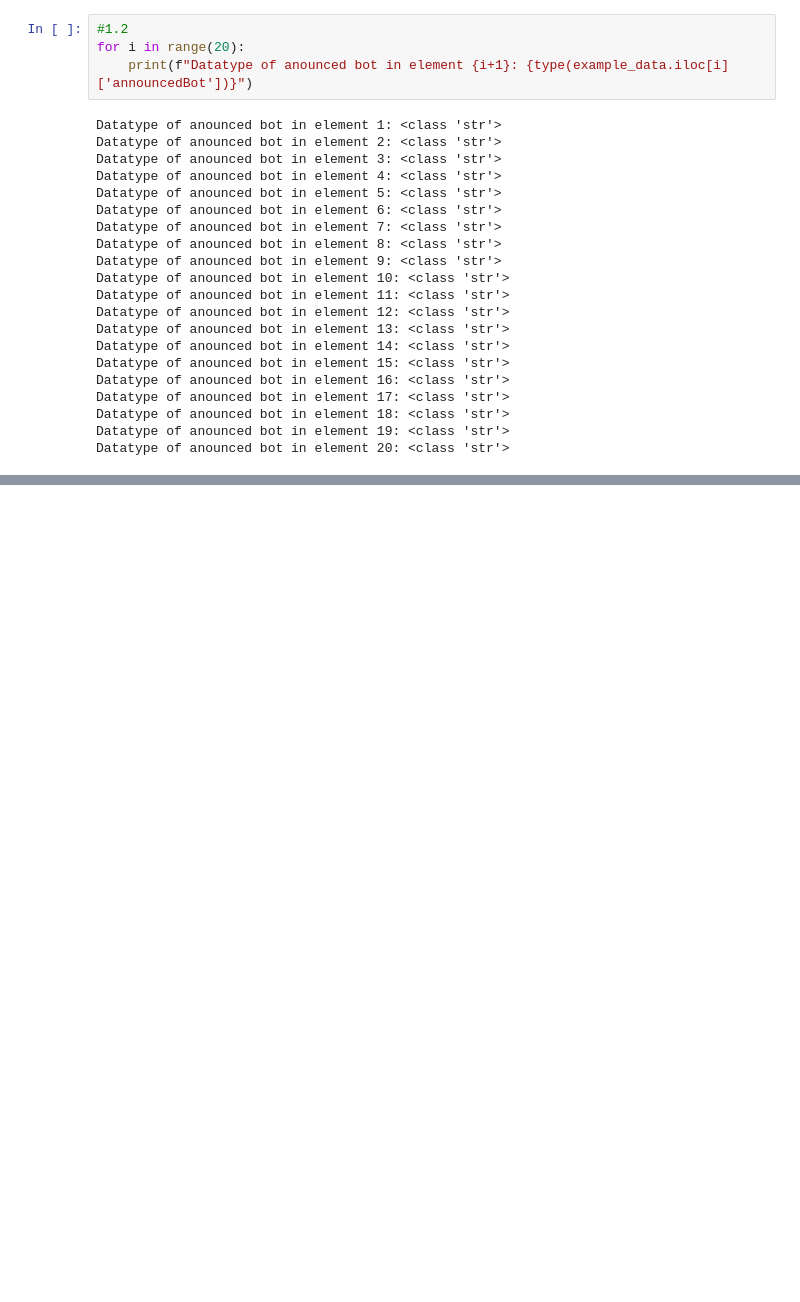
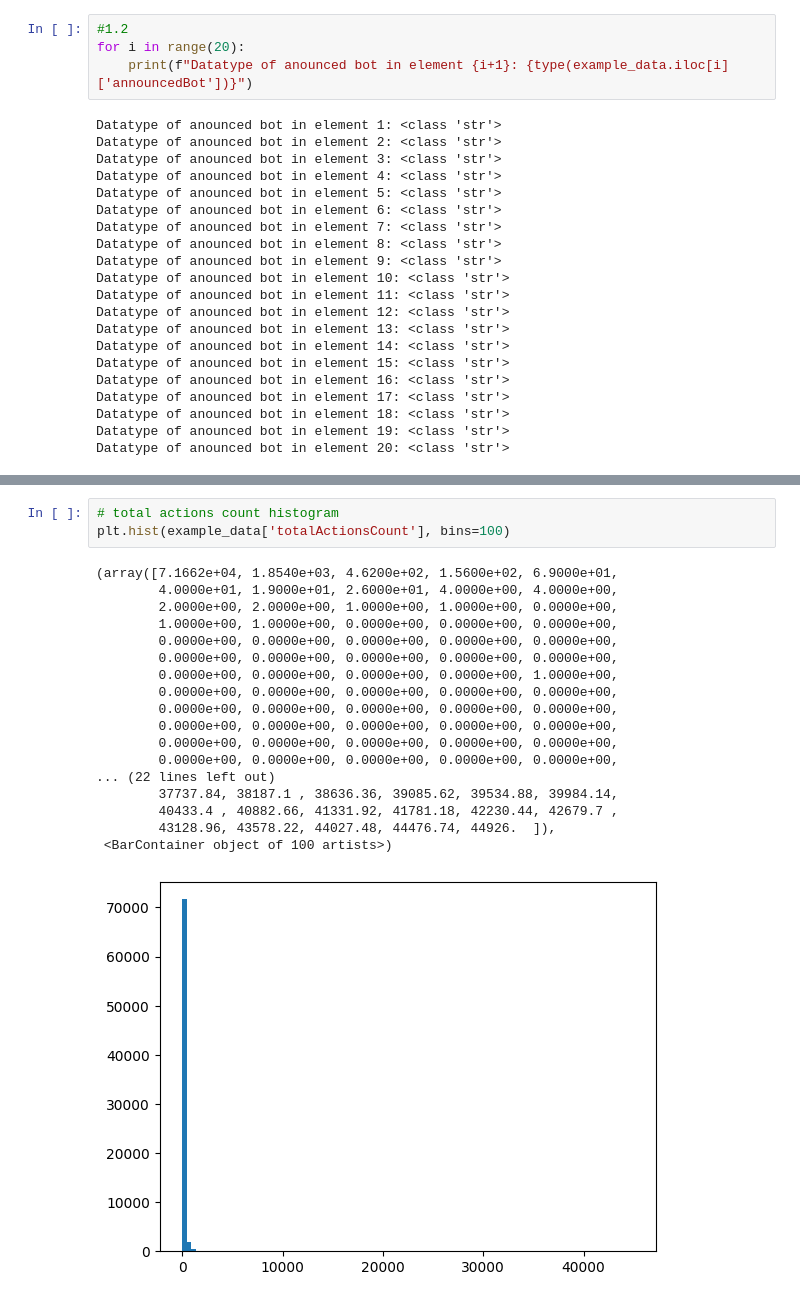
Before and after one commit to MichealNestor01/Veracity-Trust-Network-Event, a Jupyter notebook: exercises.ipynb, the cells around one changed output, grey strips where cells are left out. Saved outputs shown, nothing was run; the diff lists cells and outputs as text; blank space fills up the shorter version.

```diff
--- a/exercises.ipynb
+++ b/exercises.ipynb
@@ -71,0 +131,22 @@ example_data[:10]
+# %%
+# total actions count histogram
+plt.hist(example_data['totalActionsCount'], bins=100)
+# %% [output]
+(array([7.1662e+04, 1.8540e+03, 4.6200e+02, 1.5600e+02, 6.9000e+01,
+        4.0000e+01, 1.9000e+01, 2.6000e+01, 4.0000e+00, 4.0000e+00,
+        2.0000e+00, 2.0000e+00, 1.0000e+00, 1.0000e+00, 0.0000e+00,
+        1.0000e+00, 1.0000e+00, 0.0000e+00, 0.0000e+00, 0.0000e+00,
+        0.0000e+00, 0.0000e+00, 0.0000e+00, 0.0000e+00, 0.0000e+00,
+        0.0000e+00, 0.0000e+00, 0.0000e+00, 0.0000e+00, 0.0000e+00,
+        0.0000e+00, 0.0000e+00, 0.0000e+00, 0.0000e+00, 1.0000e+00,
+        0.0000e+00, 0.0000e+00, 0.0000e+00, 0.0000e+00, 0.0000e+00,
+        0.0000e+00, 0.0000e+00, 0.0000e+00, 0.0000e+00, 0.0000e+00,
+        0.0000e+00, 0.0000e+00, 0.0000e+00, 0.0000e+00, 0.0000e+00,
+        0.0000e+00, 0.0000e+00, 0.0000e+00, 0.0000e+00, 0.0000e+00,
+        0.0000e+00, 0.0000e+00, 0.0000e+00, 0.0000e+00, 0.0000e+00,
+... (22 lines left out)
+        37737.84, 38187.1 , 38636.36, 39085.62, 39534.88, 39984.14,
+        40433.4 , 40882.66, 41331.92, 41781.18, 42230.44, 42679.7 ,
+        43128.96, 43578.22, 44027.48, 44476.74, 44926.  ]),
+ <BarContainer object of 100 artists>)
+[figure, added]
```
Also changed, not shown: parts of 3 cells of this notebook.
